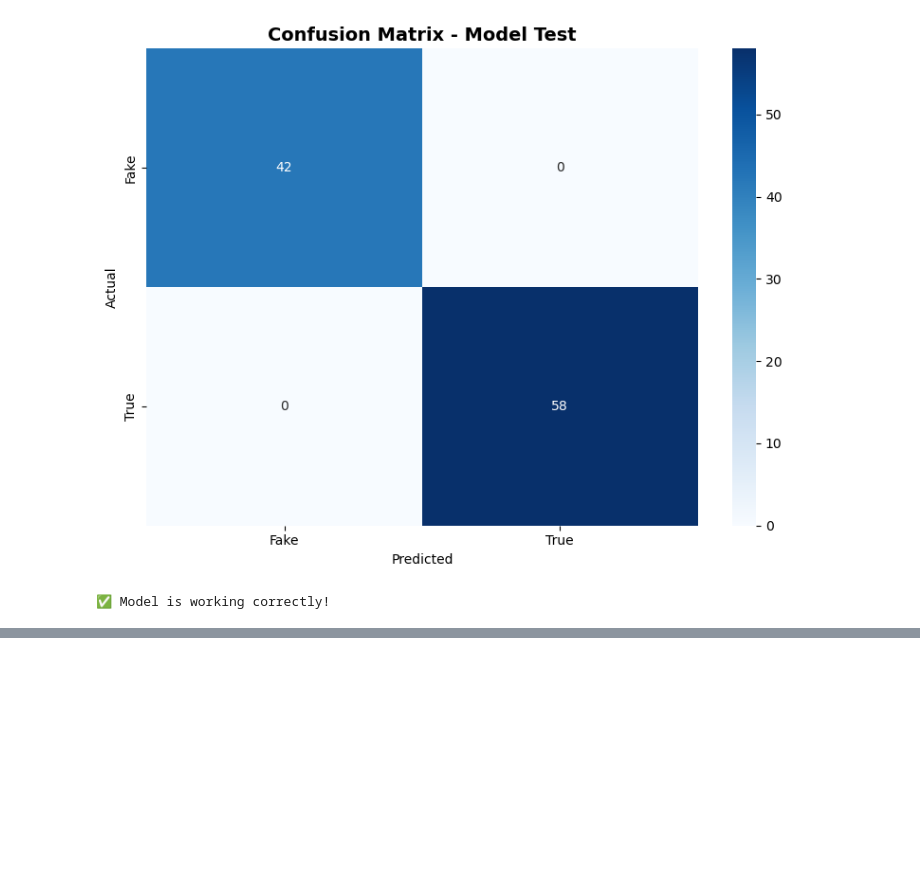
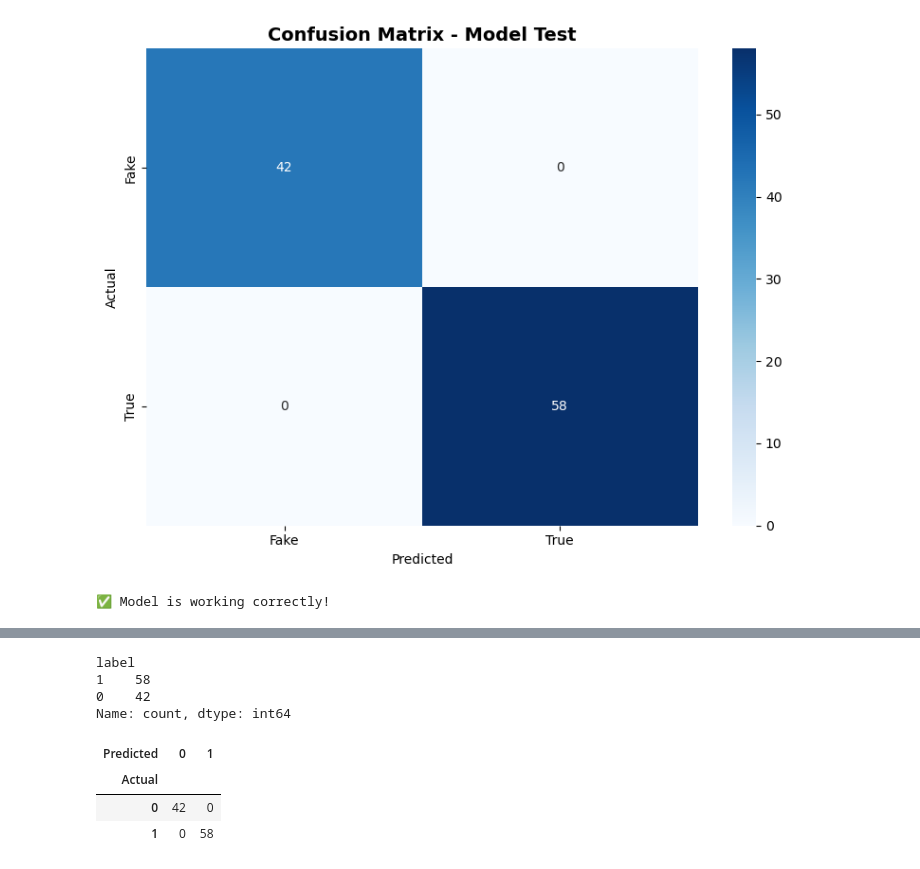
Before and after one commit to Bishnu2430/Misinformation-Vaccine, a Jupyter notebook: notebooks/3_test_model.ipynb, the cells around one changed output, grey strips where cells are left out. Cells and saved outputs as stored; diff of their text form; code cells hidden in the pictures; blank space fills up the shorter version.

```diff
--- a/notebooks/3_test_model.ipynb
+++ b/notebooks/3_test_model.ipynb
@@ -323,0 +490,14 @@ Probability Breakdown:
+# %%
+print(test_sample['label'].value_counts())
+# %% [output]
+label
+1    58
+0    42
+Name: count, dtype: int64
+# %%
+pd.crosstab(y_true, y_pred, rownames=['Actual'], colnames=['Predicted'])
+# %% [output]
+| Predicted | 0 | 1 |
+| Actual |  |  |
+| 0 | 42 | 0 |
+| 1 | 0 | 58 |
```
Also changed, not shown: parts of 3 cells of this notebook, 1 other file.
